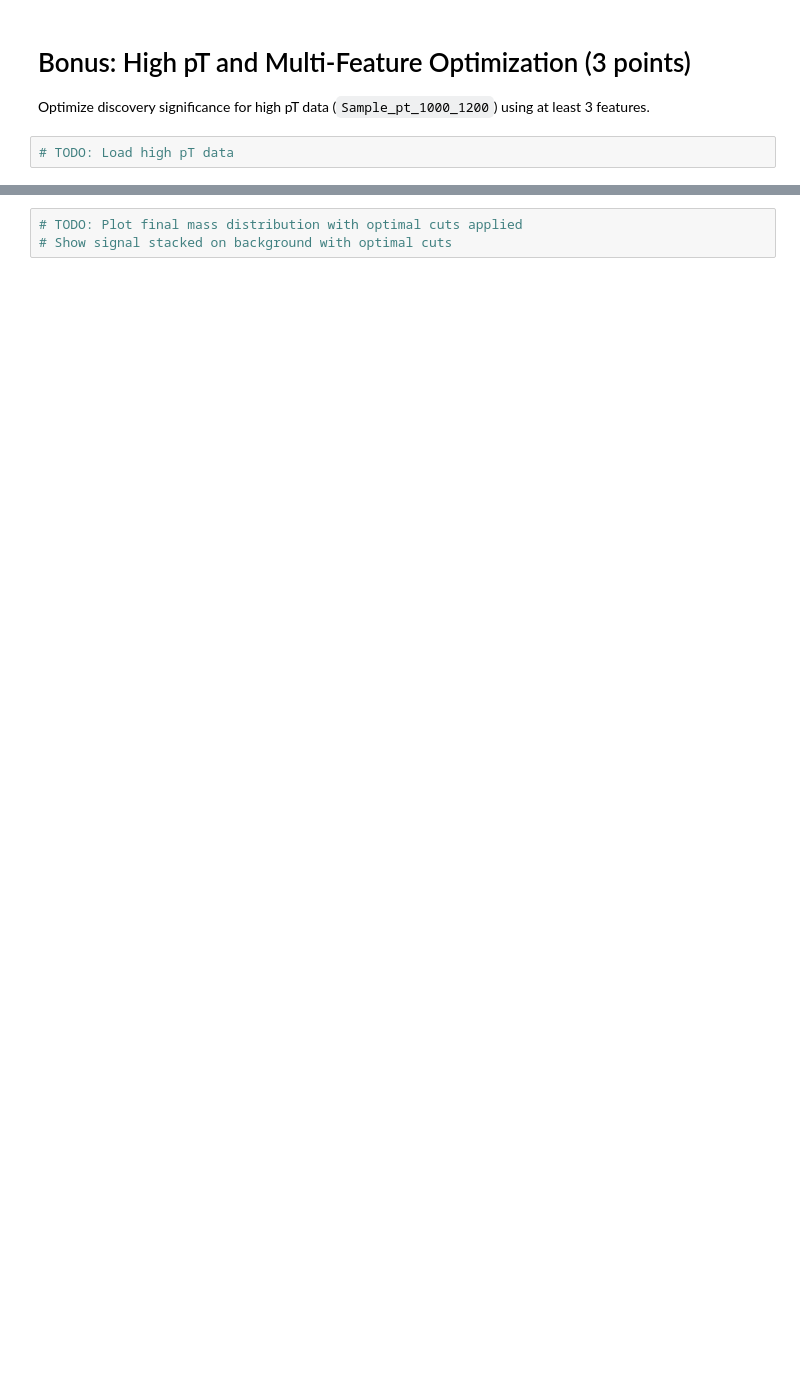
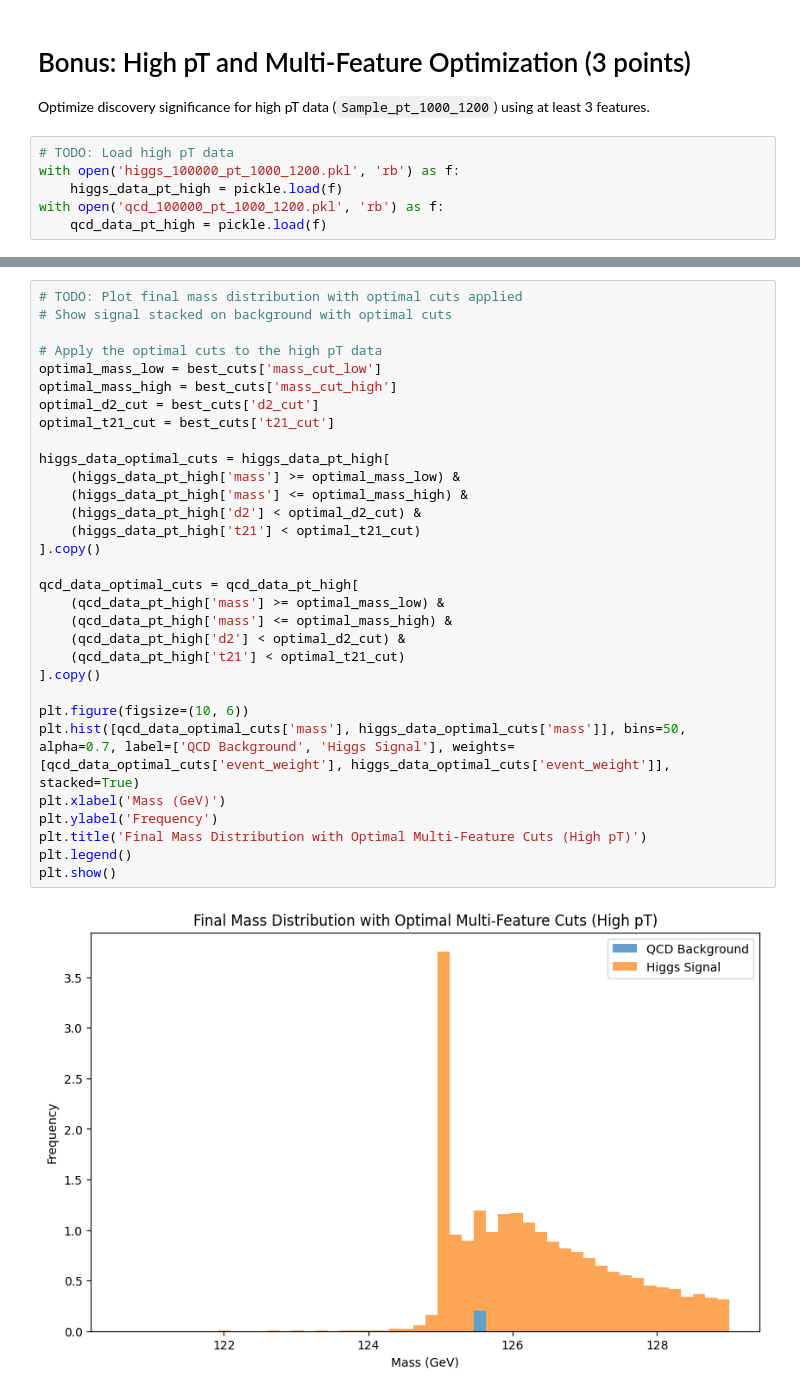
Before and after one commit to Klinjin/Au25_Phys434_Data_Analysis_Lab, a Jupyter notebook: LAB5/lab_5_AlexFeucht.ipynb, the cells around one changed output, grey strips where cells are left out. Saved outputs shown, nothing was run; the diff lists cells and outputs as text; blank space fills up the shorter version.

```diff
--- a/LAB5/lab_5_AlexFeucht.ipynb
+++ b/LAB5/lab_5_AlexFeucht.ipynb
@@ -496,5 +502,9 @@ plt.show()
 Optimize discovery significance for high pT data (`Sample_pt_1000_1200`) using at least 3 features.
 # %%
 # TODO: Load high pT data
+with open('higgs_100000_pt_1000_1200.pkl', 'rb') as f:
+    higgs_data_pt_high = pickle.load(f)
+with open('qcd_100000_pt_1000_1200.pkl', 'rb') as f:
+    qcd_data_pt_high = pickle.load(f)
 # %%
 # TODO: Explore available features
@@ -511,3 +632,33 @@ Optimize discovery significance for high pT data (`Sample_pt_1000_1200`) using a
 # %%
 # TODO: Plot final mass distribution with optimal cuts applied
 # Show signal stacked on background with optimal cuts
+
+# Apply the optimal cuts to the high pT data
+optimal_mass_low = best_cuts['mass_cut_low']
+optimal_mass_high = best_cuts['mass_cut_high']
+optimal_d2_cut = best_cuts['d2_cut']
+optimal_t21_cut = best_cuts['t21_cut']
+
+higgs_data_optimal_cuts = higgs_data_pt_high[
+    (higgs_data_pt_high['mass'] >= optimal_mass_low) &
+    (higgs_data_pt_high['mass'] <= optimal_mass_high) &
+    (higgs_data_pt_high['d2'] < optimal_d2_cut) &
+    (higgs_data_pt_high['t21'] < optimal_t21_cut)
+].copy()
+
+qcd_data_optimal_cuts = qcd_data_pt_high[
+    (qcd_data_pt_high['mass'] >= optimal_mass_low) &
+    (qcd_data_pt_high['mass'] <= optimal_mass_high) &
+    (qcd_data_pt_high['d2'] < optimal_d2_cut) &
+    (qcd_data_pt_high['t21'] < optimal_t21_cut)
+].copy()
+
+plt.figure(figsize=(10, 6))
+plt.hist([qcd_data_optimal_cuts['mass'], higgs_data_optimal_cuts['mass']], bins=50, alpha=0.7, label=['QCD Background', 'Higgs Signal'], weights=[qcd_data_optimal_cuts['event_weight'], higgs_data_optimal_cuts['event_weight']], stacked=True)
+plt.xlabel('Mass (GeV)')
+plt.ylabel('Frequency')
+plt.title('Final Mass Distribution with Optimal Multi-Feature Cuts (High pT)')
+plt.legend()
+plt.show()
+# %% [output]
+[figure, added]
```
Also changed, not shown: parts of 10 cells of this notebook.
